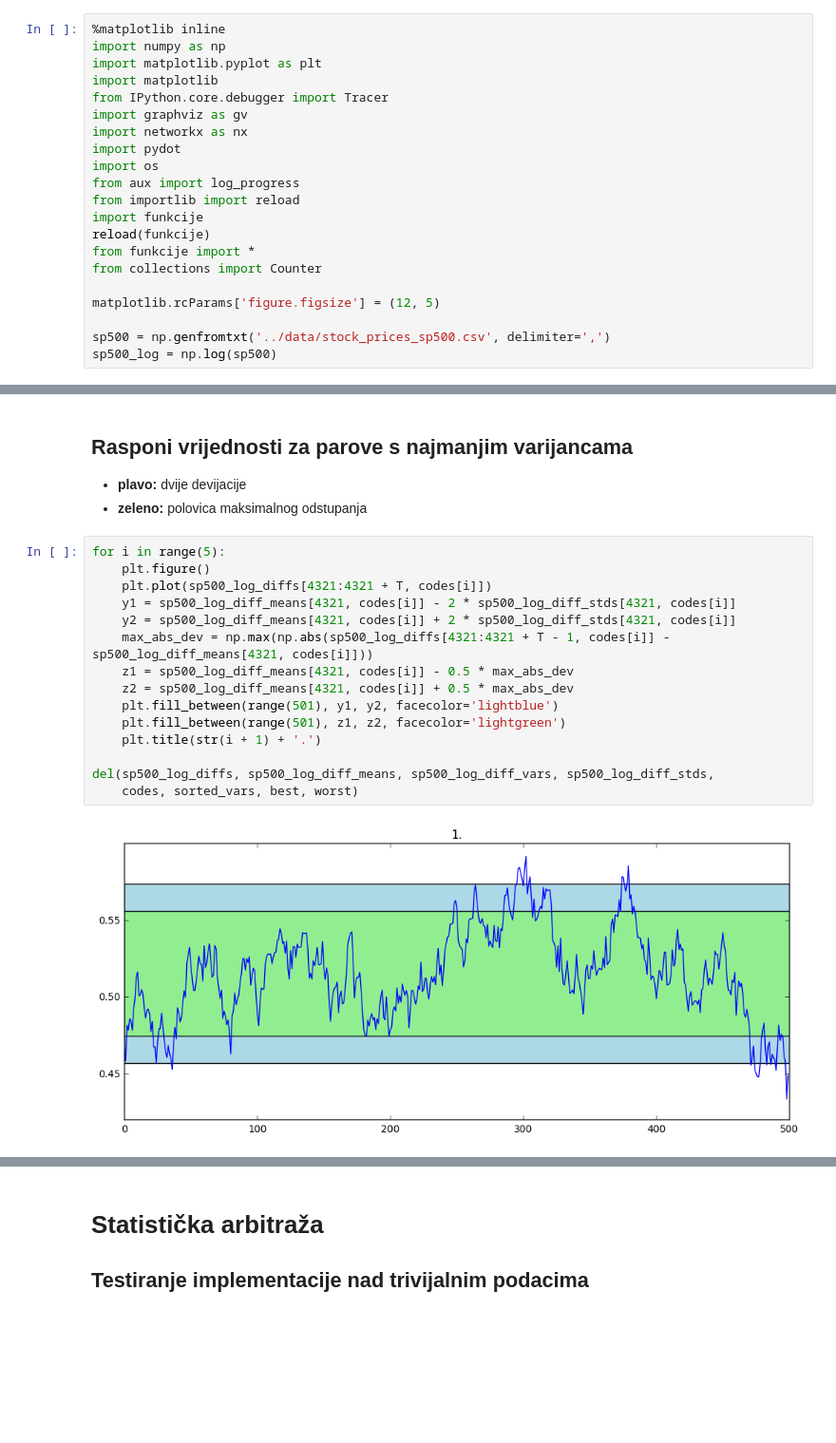
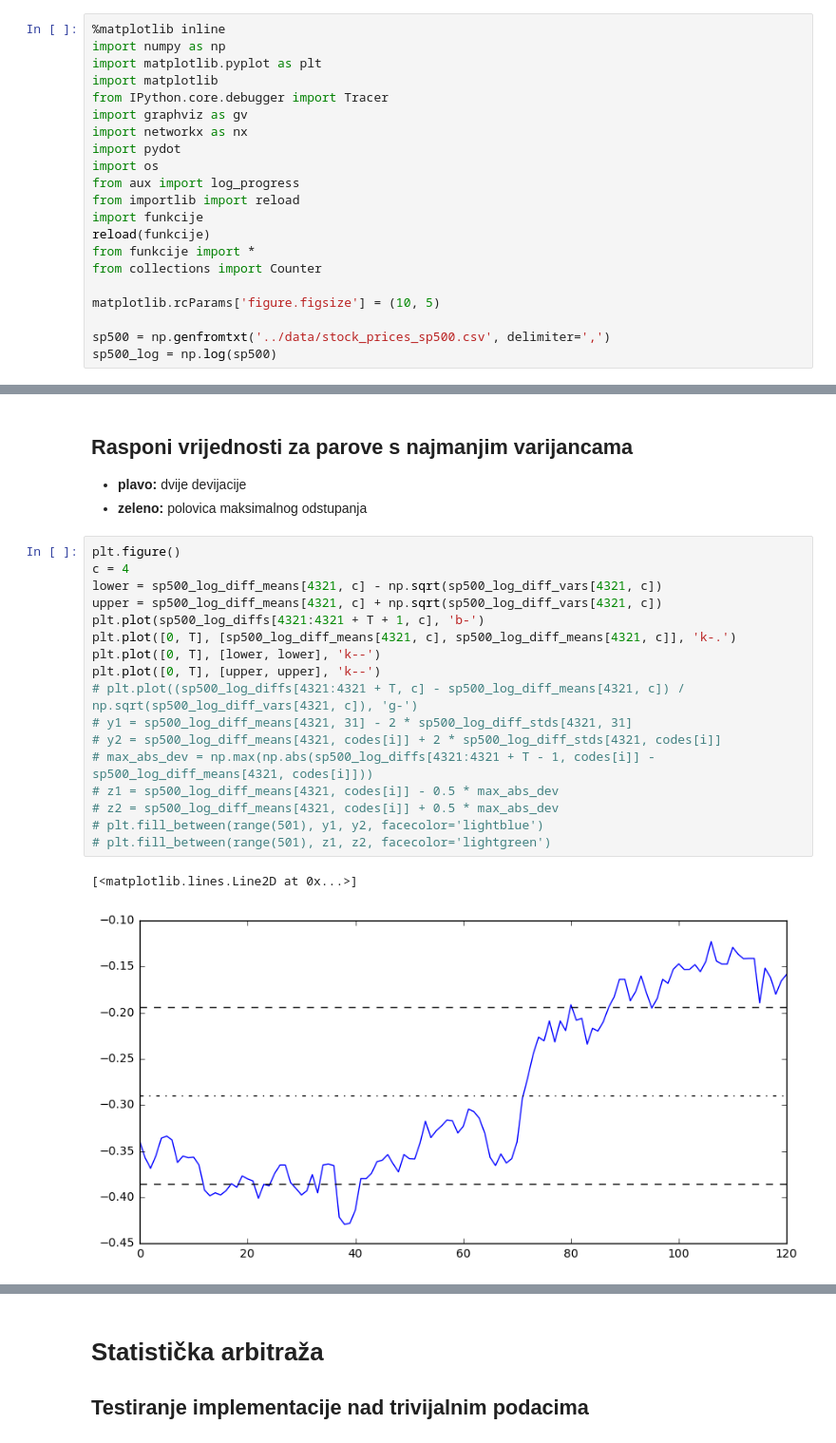
Before and after one commit to mrlovre/diplomski, a Jupyter notebook: ipynb/dipl_02.ipynb, the cells around one changed output, grey strips where cells are left out. Shown at 95% size. Saved outputs shown, nothing was run; the diff lists cells and outputs as text; blank space fills up the shorter version.

```diff
--- a/ipynb/dipl_02.ipynb
+++ b/ipynb/dipl_02.ipynb
@@ -18,7 +18,7 @@ reload(funkcije)
 from funkcije import *
 from collections import Counter
 
-matplotlib.rcParams['figure.figsize'] = (12, 5)
+matplotlib.rcParams['figure.figsize'] = (10, 5)
 
 sp500 = np.genfromtxt('../data/stock_prices_sp500.csv', delimiter=',')
 sp500_log = np.log(sp500)
@@ -105,19 +103,22 @@ for (i, j), var in zip(worst, sorted_vars[-5:]):
 - **plavo:** dvije devijacije
 - **zeleno:** polovica maksimalnog odstupanja
 # %%
-for i in range(5):
-    plt.figure()
-    plt.plot(sp500_log_diffs[4321:4321 + T, codes[i]])
-    y1 = sp500_log_diff_means[4321, codes[i]] - 2 * sp500_log_diff_stds[4321, codes[i]]
-    y2 = sp500_log_diff_means[4321, codes[i]] + 2 * sp500_log_diff_stds[4321, codes[i]]
-    max_abs_dev = np.max(np.abs(sp500_log_diffs[4321:4321 + T - 1, codes[i]] - sp500_log_diff_means[4321, codes[i]]))
-    z1 = sp500_log_diff_means[4321, codes[i]] - 0.5 * max_abs_dev
-    z2 = sp500_log_diff_means[4321, codes[i]] + 0.5 * max_abs_dev
-    plt.fill_between(range(501), y1, y2, facecolor='lightblue')
-    plt.fill_between(range(501), z1, z2, facecolor='lightgreen')
-    plt.title(str(i + 1) + '.')
-
-del(sp500_log_diffs, sp500_log_diff_means, sp500_log_diff_vars, sp500_log_diff_stds,
-    codes, sorted_vars, best, worst)
+plt.figure()
+c = 4
+lower = sp500_log_diff_means[4321, c] - np.sqrt(sp500_log_diff_vars[4321, c])
+upper = sp500_log_diff_means[4321, c] + np.sqrt(sp500_log_diff_vars[4321, c])
+plt.plot(sp500_log_diffs[4321:4321 + T + 1, c], 'b-')
+plt.plot([0, T], [sp500_log_diff_means[4321, c], sp500_log_diff_means[4321, c]], 'k-.')
+plt.plot([0, T], [lower, lower], 'k--')
+plt.plot([0, T], [upper, upper], 'k--')
+# plt.plot((sp500_log_diffs[4321:4321 + T, c] - sp500_log_diff_means[4321, c]) / np.sqrt(sp500_log_diff_vars[4321, c]), 'g-')
+# y1 = sp500_log_diff_means[4321, 31] - 2 * sp500_log_diff_stds[4321, 31]
+# y2 = sp500_log_diff_means[4321, codes[i]] + 2 * sp500_log_diff_stds[4321, codes[i]]
+# max_abs_dev = np.max(np.abs(sp500_log_diffs[4321:4321 + T - 1, codes[i]] - sp500_log_diff_means[4321, codes[i]]))
+# z1 = sp500_log_diff_means[4321, codes[i]] - 0.5 * max_abs_dev
+# z2 = sp500_log_diff_means[4321, codes[i]] + 0.5 * max_abs_dev
+# plt.fill_between(range(501), y1, y2, facecolor='lightblue')
+# plt.fill_between(range(501), z1, z2, facecolor='lightgreen')
 # %% [output]
+[<matplotlib.lines.Line2D at 0x...>]
-[figure, old version]
+[figure, new version]
```
Also changed, not shown: parts of 5 cells of this notebook, 10 other files.
